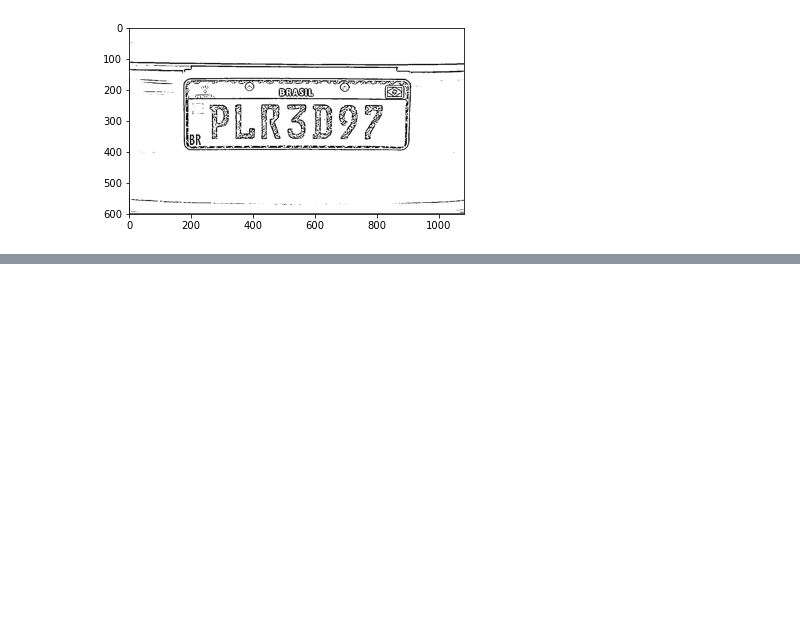
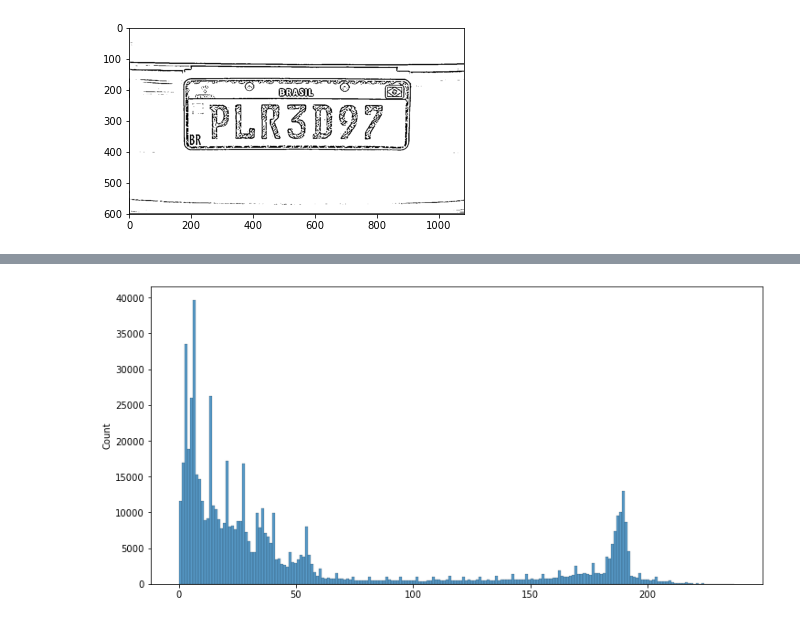
Before and after one commit to joaobizzo/license_plate_recognizer, a Jupyter notebook: license_plate_recognizer.ipynb, the cells around one changed output, grey strips where cells are left out. Cells and saved outputs as stored; diff of their text form; code cells hidden in the pictures; blank space fills up the shorter version.

```diff
--- a/license_plate_recognizer.ipynb
+++ b/license_plate_recognizer.ipynb
@@ -72,0 +87,6 @@ plt.imshow(lim_adapt, cmap='gray');
+# %%
+import seaborn as sns
+ax = sns.histplot(imagem.flatten())
+ax.figure.set_size_inches(12, 6)
+# %% [output]
+[figure, added]
```
Also changed, not shown: parts of 37 cells of this notebook.
